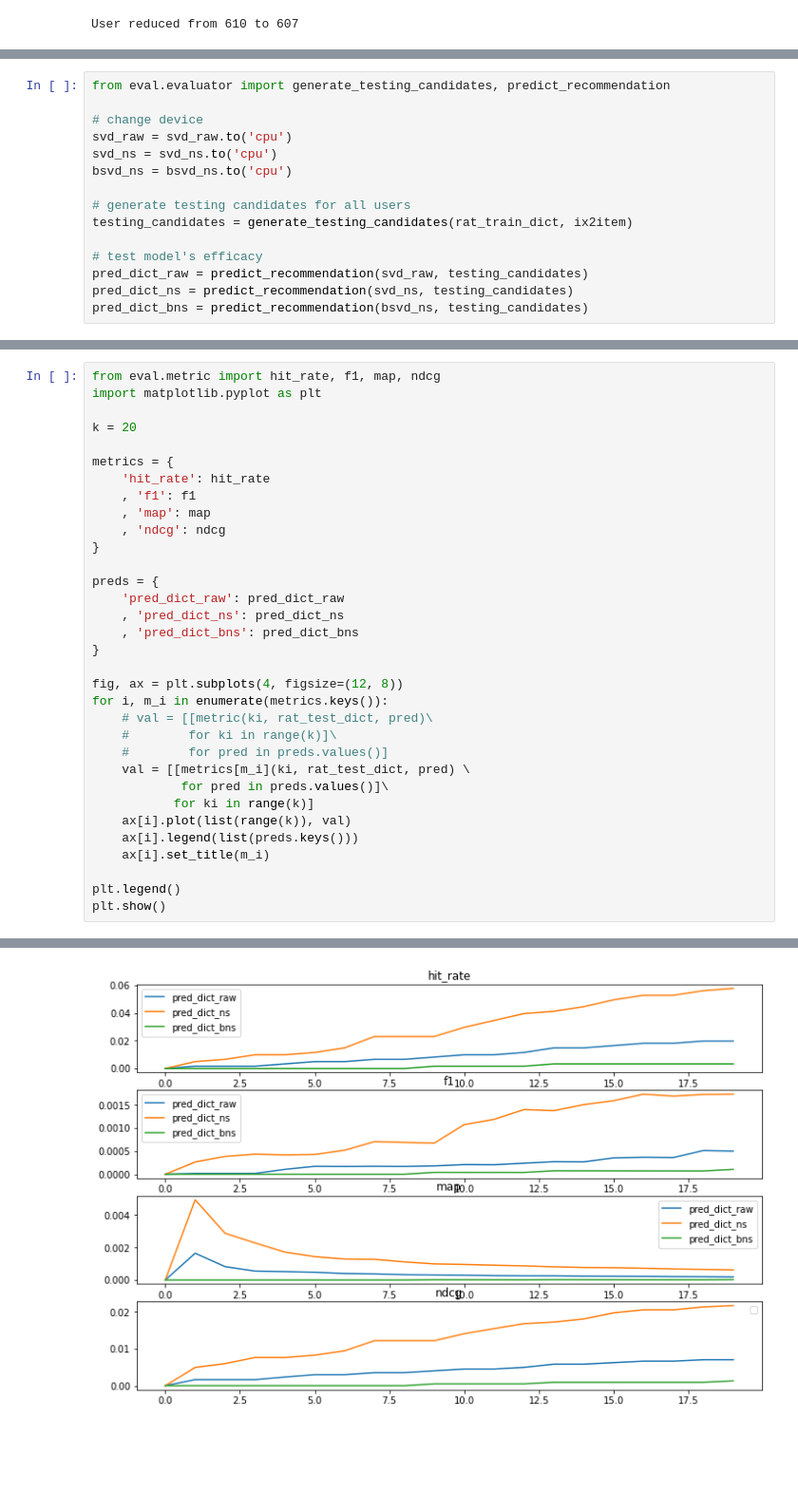
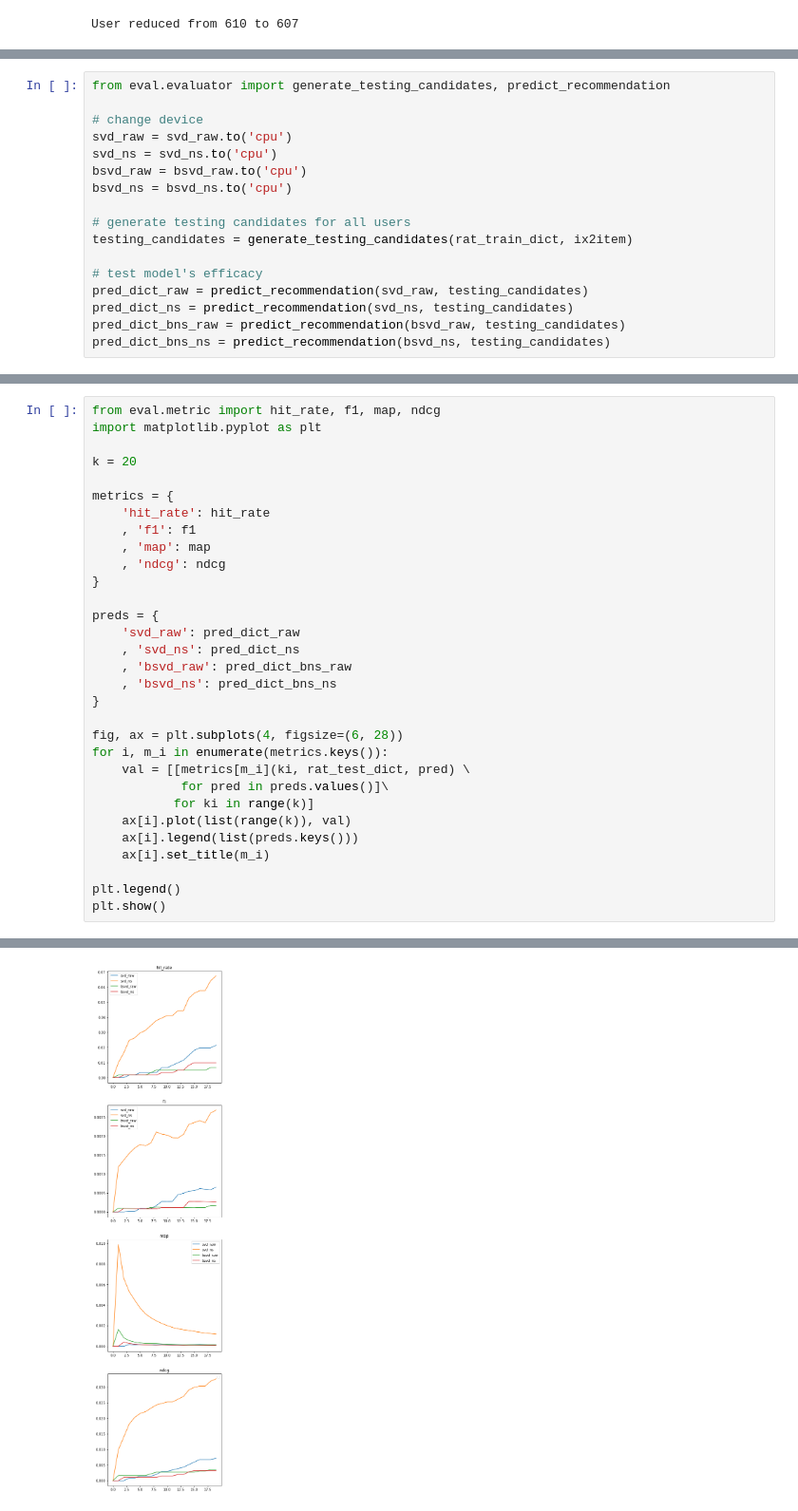
Before and after one commit to georgeDuSH/recommender, a Jupyter notebook: play_rec.ipynb, the cells around one changed output, grey strips where cells are left out. Shown at 95% size. Saved outputs shown, nothing was run; the diff lists cells and outputs as text; blank space fills up the shorter version.

```diff
--- a/play_rec.ipynb
+++ b/play_rec.ipynb
@@ -129,6 +160,7 @@ from eval.evaluator import generate_testing_candidates, predict_recommendation
 # change device
 svd_raw = svd_raw.to('cpu')
 svd_ns = svd_ns.to('cpu')
+bsvd_raw = bsvd_raw.to('cpu')
 bsvd_ns = bsvd_ns.to('cpu')
 
 # generate testing candidates for all users
@@ -137,4 +169,5 @@ testing_candidates = generate_testing_candidates(rat_train_dict, ix2item)
 # test model's efficacy
 pred_dict_raw = predict_recommendation(svd_raw, testing_candidates)
 pred_dict_ns = predict_recommendation(svd_ns, testing_candidates)
-pred_dict_bns = predict_recommendation(bsvd_ns, testing_candidates)
+pred_dict_bns_raw = predict_recommendation(bsvd_raw, testing_candidates)
+pred_dict_bns_ns = predict_recommendation(bsvd_ns, testing_candidates)
@@ -180,36 +174,34 @@ plt.show()
 # %%
 from eval.metric import hit_rate, f1, map, ndcg
 import matplotlib.pyplot as plt
 
 k = 20
 
 metrics = {
     'hit_rate': hit_rate
     , 'f1': f1
     , 'map': map
     , 'ndcg': ndcg
 }
 
 preds = {
-    'pred_dict_raw': pred_dict_raw
-    , 'pred_dict_ns': pred_dict_ns
-    , 'pred_dict_bns': pred_dict_bns
+    'svd_raw': pred_dict_raw
+    , 'svd_ns': pred_dict_ns
+    , 'bsvd_raw': pred_dict_bns_raw
+    , 'bsvd_ns': pred_dict_bns_ns
 }
 
-fig, ax = plt.subplots(4, figsize=(12, 8))
+fig, ax = plt.subplots(4, figsize=(6, 28))
 for i, m_i in enumerate(metrics.keys()):
-    # val = [[metric(ki, rat_test_dict, pred)\
-    #        for ki in range(k)]\
-    #        for pred in preds.values()]
     val = [[metrics[m_i](ki, rat_test_dict, pred) \
             for pred in preds.values()]\
            for ki in range(k)]
     ax[i].plot(list(range(k)), val)
     ax[i].legend(list(preds.keys()))
     ax[i].set_title(m_i)
 
 plt.legend()
 plt.show()
 # %% [output]
 No artists with labels found to put in legend.  Note that artists whose label start with an underscore are ignored when legend() is called with no argument.
-[figure, old version]
+[figure, new version]
```
Also changed, not shown: parts of 3 cells of this notebook, 2 other files.
